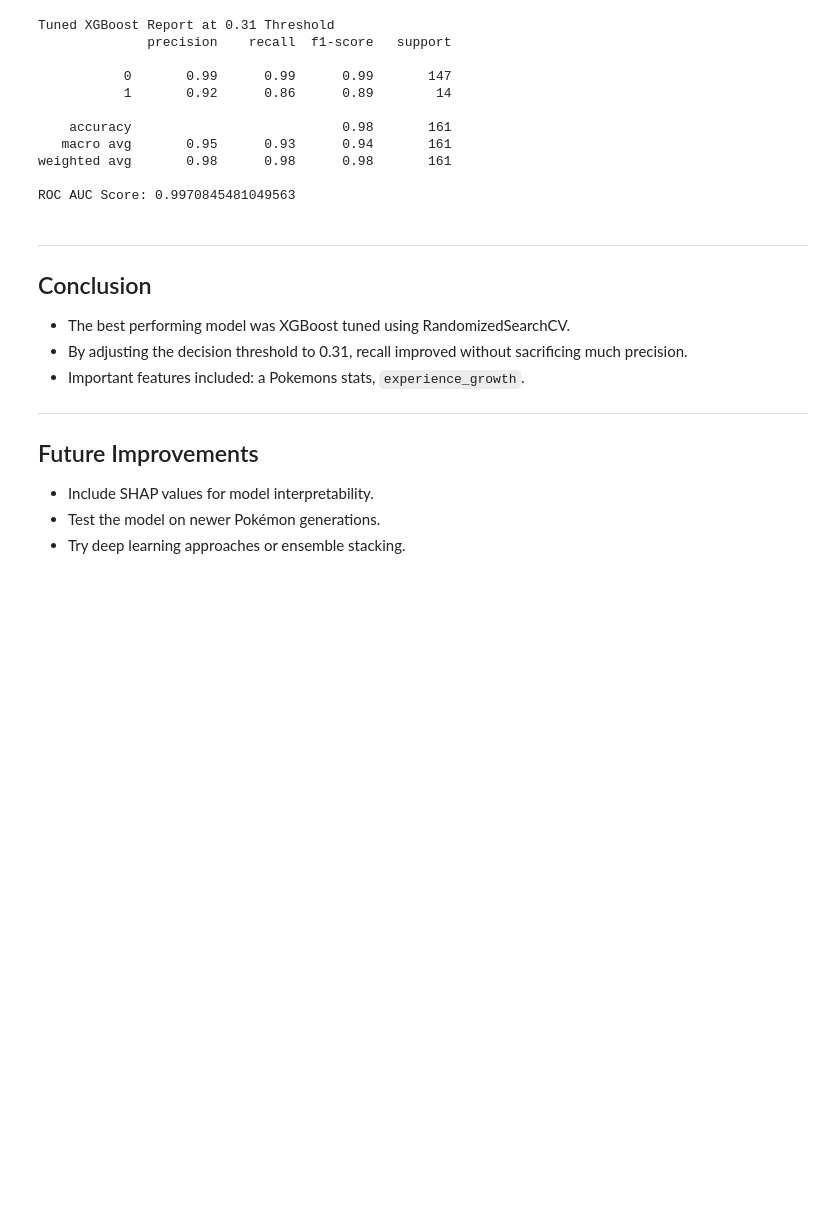
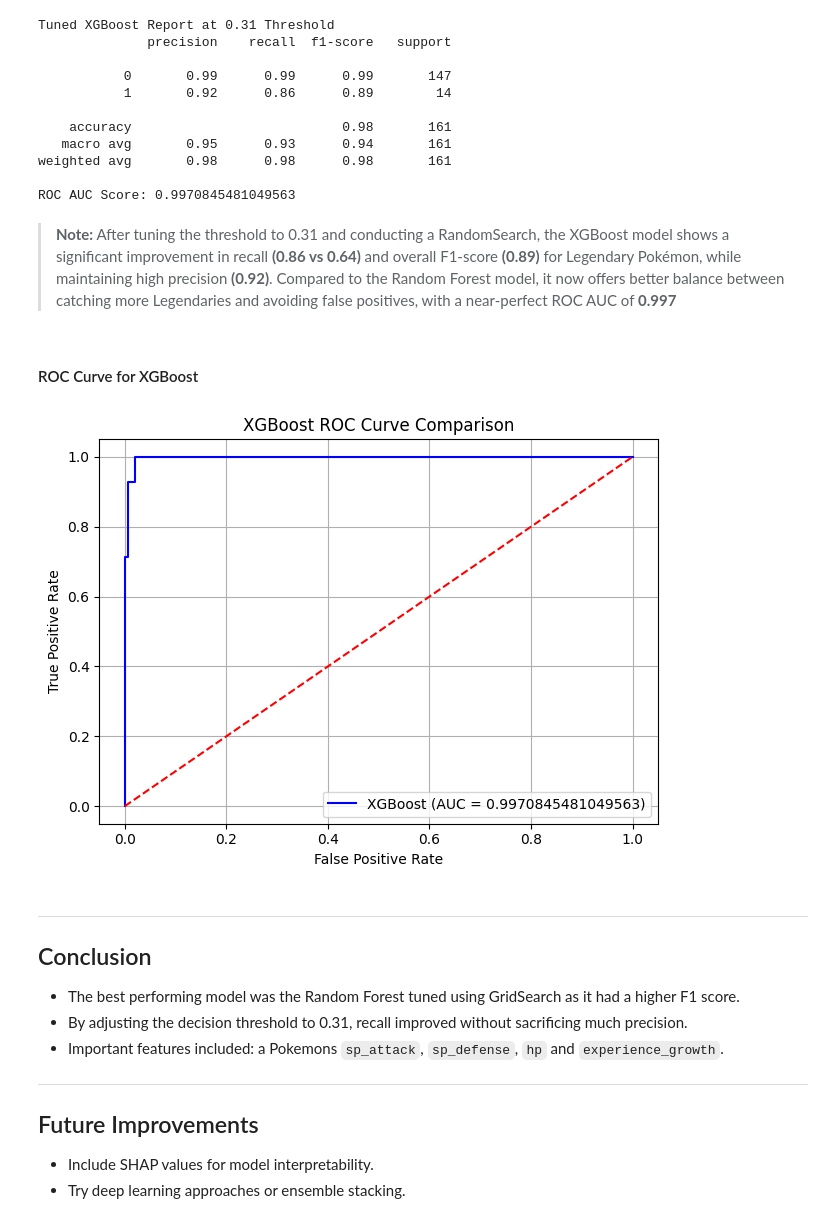
Before and after one commit to andresfigueroa282/Pokemon-Legendary-Classifier, a Jupyter notebook: Pokemon Portfolio Project/Pokemon Portfolio Project.ipynb, the cells around one changed output. Drawn from its saved outputs; the diff is of its cells as text; code cells hidden in the pictures; blank space fills up the shorter version.

```diff
--- a/Pokemon Portfolio Project/Pokemon Portfolio Project.ipynb
+++ b/Pokemon Portfolio Project/Pokemon Portfolio Project.ipynb
@@ -622,19 +677,38 @@ Tuned XGBoost Report at 0.31 Threshold
 weighted avg       0.98      0.98      0.98       161
 
 ROC AUC Score: 0.9970845481049563
+# %% [markdown]
+>**Note:** After tuning the threshold to 0.31 and conducting a RandomSearch, the XGBoost model shows a significant improvement in recall **(0.86 vs 0.64)** and overall F1-score **(0.89)** for Legendary Pokémon, while maintaining high precision **(0.92)**. Compared to the Random Forest model, it now offers better balance between catching more Legendaries and avoiding false positives, with a near-perfect ROC AUC of **0.997**
+# %% [markdown]
+#### ROC Curve for XGBoost
+# %%
+fpr_xgb, tpr_xgb, _ = roc_curve(y_test, xgb_proba)
+roc_auc_xgb = auc(fpr_xgb, tpr_xgb)
+
+plt.plot(fpr_xgb, tpr_xgb, label=f'XGBoost (AUC = {roc_auc_xgb})', color = 'blue')
+
+plt.plot([0, 1], [0, 1], linestyle = '--', color = 'red')
+plt.xlabel('False Positive Rate')
+plt.ylabel('True Positive Rate')
+plt.title('XGBoost ROC Curve Comparison')
+plt.legend(loc = 'lower right')
+plt.grid(True)
+plt.tight_layout()
+plt.show()
+# %% [output]
+[figure, added]
 # %% [markdown]
 ---
 
 ## Conclusion
 
-- The best performing model was XGBoost tuned using RandomizedSearchCV.
+- The best performing model was the Random Forest tuned using GridSearch as it had a higher F1 score.
 - By adjusting the decision threshold to 0.31, recall improved without sacrificing much precision.
-- Important features included: a Pokemons stats, `experience_growth`.
+- Important features included: a Pokemons `sp_attack`, `sp_defense`, `hp` and `experience_growth`.
 
 ---
 
 ## Future Improvements
 
 - Include SHAP values for model interpretability.
-- Test the model on newer Pokémon generations.
 - Try deep learning approaches or ensemble stacking.
```
Also changed, not shown: parts of 9 cells of this notebook.
